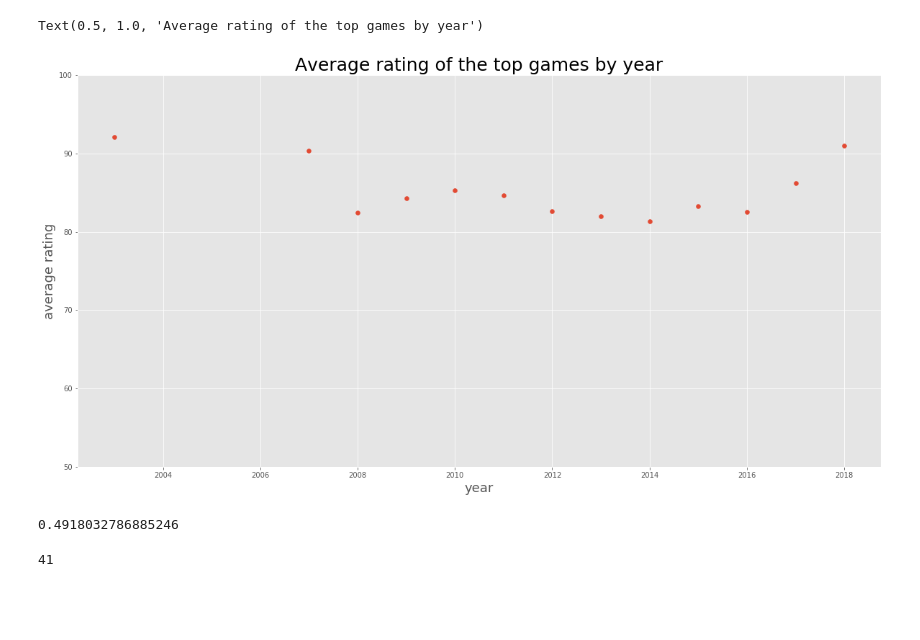
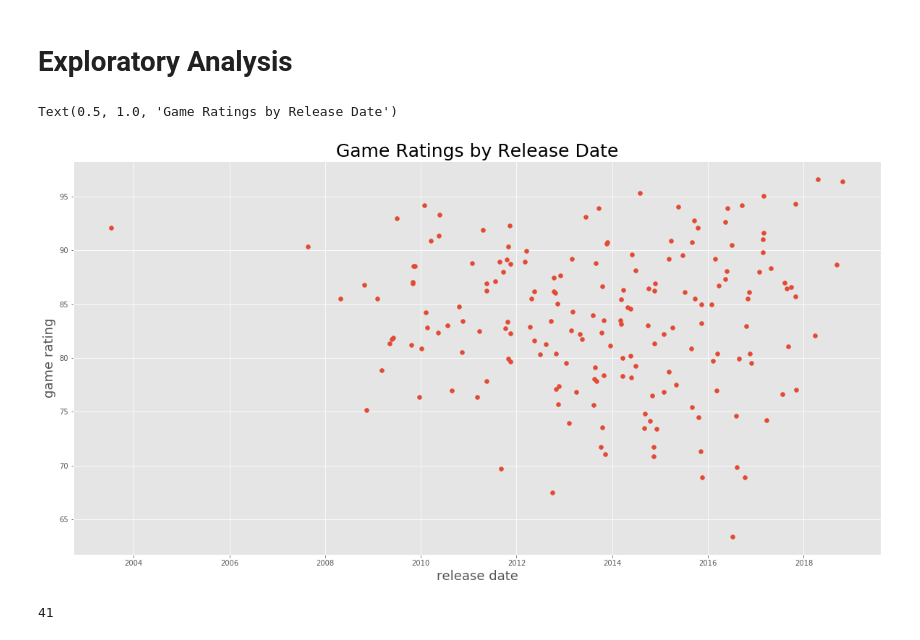
Before and after one commit to Judahesses/IGDB-Project-1, a Jupyter notebook: igdb-project-1.ipynb, the cells around one changed output. Drawn from its saved outputs; the diff is of its cells as text; code cells hidden in the pictures; blank space fills up the shorter version.

```diff
--- a/igdb-project-1.ipynb
+++ b/igdb-project-1.ipynb
@@ -268,0 +311,2 @@ df.head(100)
+# %% [markdown]
+# Exploratory Analysis
@@ -272,16 +321,16 @@ release_year_mean = df.groupby(['release_year']).mean()
 # %%
+#create a scatter plot that plots each game in our df as a function of their total rating review score over the past 7 years
+dt = pd.DatetimeIndex(df['release_date'])
+dt
+from scipy import stats
+
 plt.style.use('ggplot')
 new_figure = plt.figure(figsize=(20, 10))
 ax = new_figure.add_subplot(111)
-ax.scatter(release_year_mean.index , release_year_mean.total_review_rating)
-ax.set_xlabel('year', size=18)
-ax.set_ylabel('average rating', size=18)
-ax.set_ylim(50,100)
-ax.set_title('Average rating of the top games by year', size=25)
+ax.scatter(dt, df['total_review_rating'])
+ax.set_xlabel('release date', size=18)
+ax.set_ylabel('game rating', size=18)
+ax.set_title('Game Ratings by Release Date', size=25)
 # %% [output]
-Text(0.5, 1.0, 'Average rating of the top games by year')
+Text(0.5, 1.0, 'Game Ratings by Release Date')
-[figure, old version]
+[figure, new version]
-# %%
-df['Xbox One'].mean()
-# %% [output]
-0.4918032786885246
```
Also changed, not shown: parts of 38 cells of this notebook.
